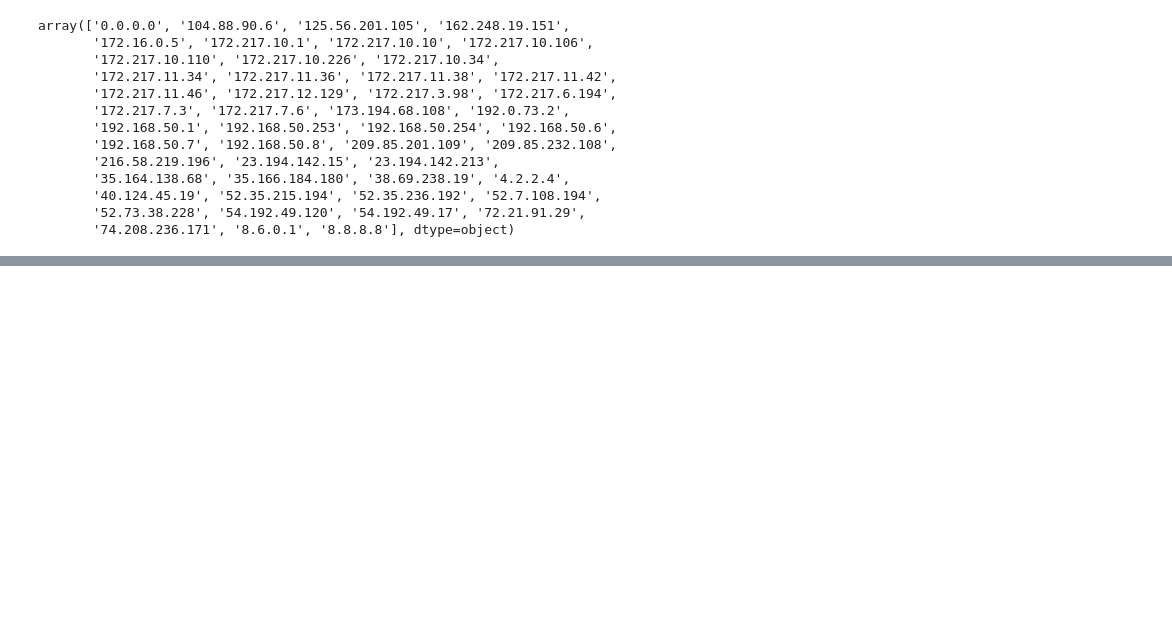
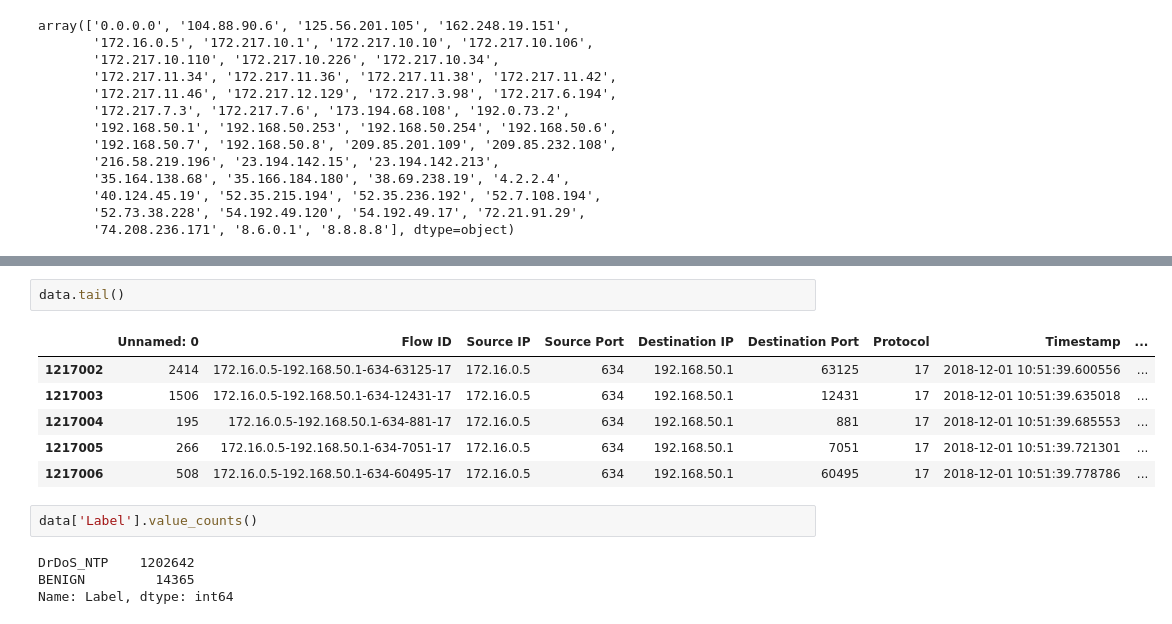
Before and after one commit to caiolmart/feature_extraction_ddos, a Jupyter notebook: notebooks/02_analysing_train.ipynb, the cells around one changed output, grey strips where cells are left out. Drawn from its saved outputs; the diff is of its cells as text; blank space fills up the shorter version.

```diff
--- a/notebooks/02_analysing_train.ipynb
+++ b/notebooks/02_analysing_train.ipynb
@@ -105,0 +121,15 @@ array(['0.0.0.0', '104.88.90.6', '125.56.201.105', '162.248.19.151',
+# %%
+data.tail()
+# %% [output]
+|  | Unnamed: 0 | Flow ID | Source IP | Source Port | Destination IP | Destination Port | Protocol | Timestamp | ... |
+| 1217002 | 2414 | 172.16.0.5-192.168.50.1-634-63125-17 | 172.16.0.5 | 634 | 192.168.50.1 | 63125 | 17 | 2018-12-01 10:51:39.600556 | ... |
+| 1217003 | 1506 | 172.16.0.5-192.168.50.1-634-12431-17 | 172.16.0.5 | 634 | 192.168.50.1 | 12431 | 17 | 2018-12-01 10:51:39.635018 | ... |
+| 1217004 | 195 | 172.16.0.5-192.168.50.1-634-881-17 | 172.16.0.5 | 634 | 192.168.50.1 | 881 | 17 | 2018-12-01 10:51:39.685553 | ... |
+| 1217005 | 266 | 172.16.0.5-192.168.50.1-634-7051-17 | 172.16.0.5 | 634 | 192.168.50.1 | 7051 | 17 | 2018-12-01 10:51:39.721301 | ... |
+| 1217006 | 508 | 172.16.0.5-192.168.50.1-634-60495-17 | 172.16.0.5 | 634 | 192.168.50.1 | 60495 | 17 | 2018-12-01 10:51:39.778786 | ... |
+# %%
+data['Label'].value_counts()
+# %% [output]
+DrDoS_NTP    1202642
+BENIGN         14365
+Name: Label, dtype: int64
```
Also changed, not shown: parts of 12 cells of this notebook, 1 other file.
